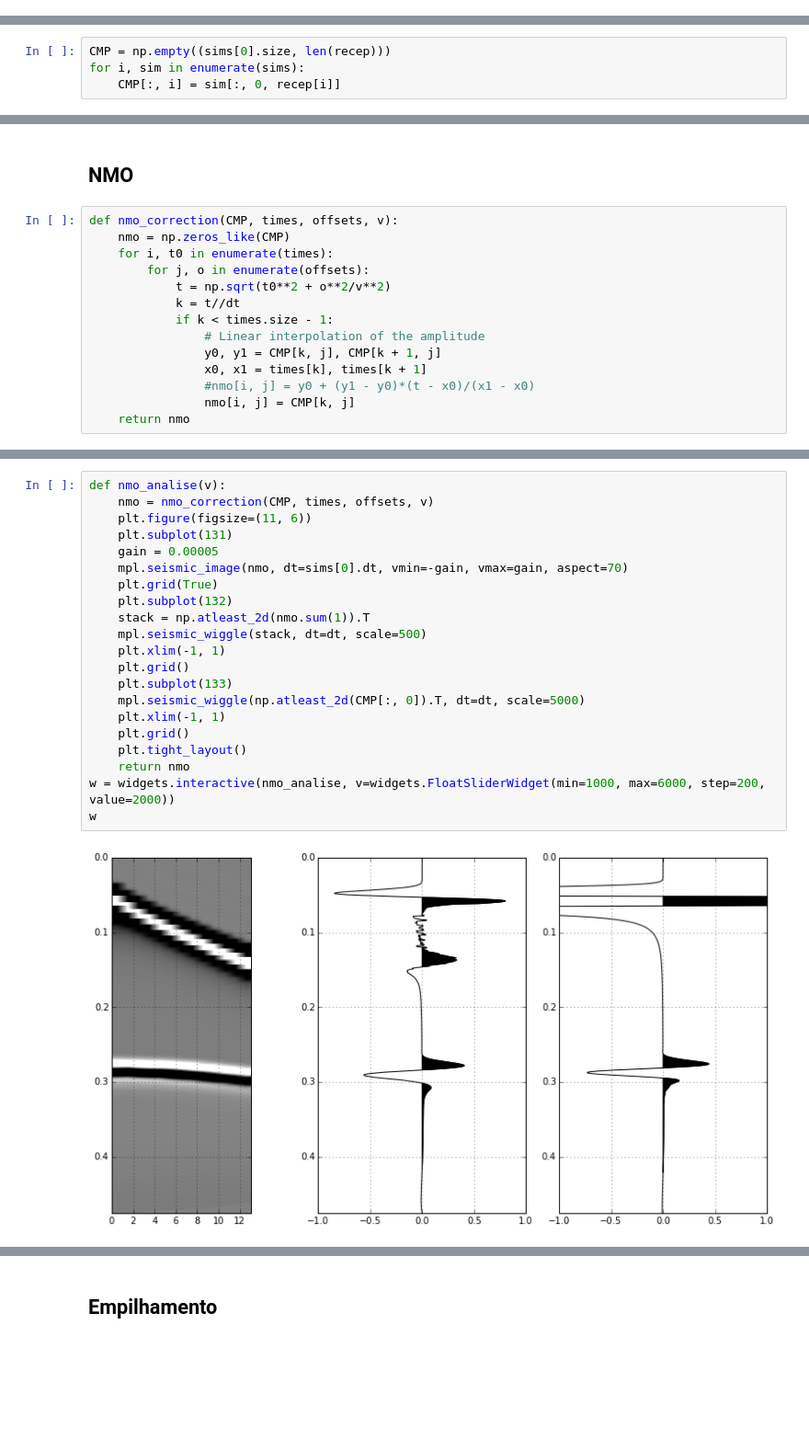
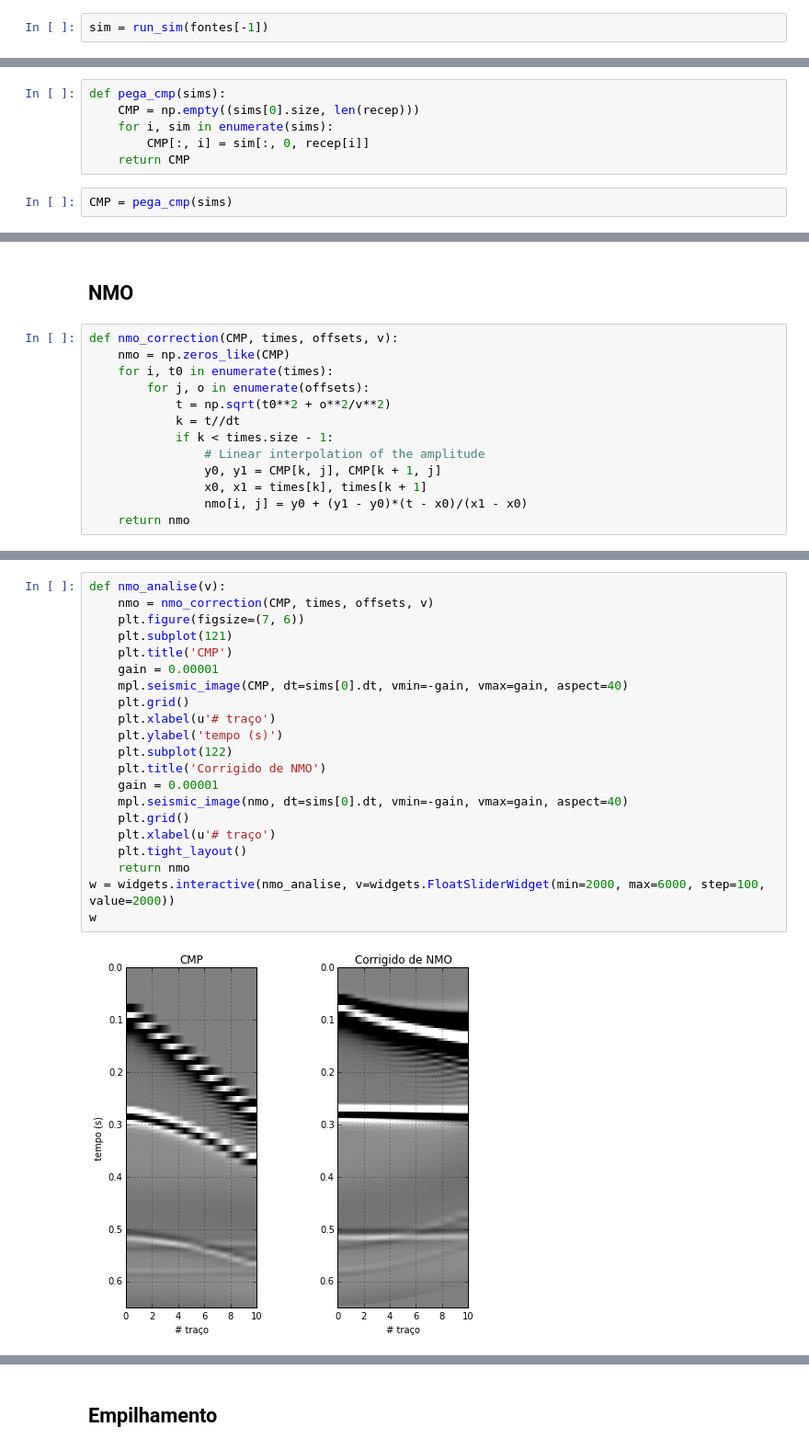
Before and after one commit to leouieda/geofisica2, a Jupyter notebook: notebooks/reflexao-cmp-nmo.ipynb, the cells around one changed output, grey strips where cells are left out. Shown at 92% size. Cells and saved outputs as stored; diff of their text form; blank space fills up the shorter version.

```diff
--- a/notebooks/reflexao-cmp-nmo.ipynb
+++ b/notebooks/reflexao-cmp-nmo.ipynb
@@ -69,0 +63,2 @@ print(fontes)
+# %%
+sim = run_sim(fontes[-1])
@@ -81,5 +76,9 @@ print(recep)
 # %%
-CMP = np.empty((sims[0].size, len(recep)))
-for i, sim in enumerate(sims):
-    CMP[:, i] = sim[:, 0, recep[i]]
+def pega_cmp(sims):
+    CMP = np.empty((sims[0].size, len(recep)))
+    for i, sim in enumerate(sims):
+        CMP[:, i] = sim[:, 0, recep[i]]
+    return CMP
+# %%
+CMP = pega_cmp(sims)
 # %%
@@ -104,6 +102,5 @@ def nmo_correction(CMP, times, offsets, v):
                 # Linear interpolation of the amplitude
                 y0, y1 = CMP[k, j], CMP[k + 1, j]
                 x0, x1 = times[k], times[k + 1]
-                #nmo[i, j] = y0 + (y1 - y0)*(t - x0)/(x1 - x0)
-                nmo[i, j] = CMP[k, j]
+                nmo[i, j] = y0 + (y1 - y0)*(t - x0)/(x1 - x0)
     return nmo
@@ -110,23 +111,23 @@ def nmo_correction(CMP, times, offsets, v):
 # %%
 def nmo_analise(v):
     nmo = nmo_correction(CMP, times, offsets, v)
-    plt.figure(figsize=(11, 6))
-    plt.subplot(131)
-    gain = 0.00005
-    mpl.seismic_image(nmo, dt=sims[0].dt, vmin=-gain, vmax=gain, aspect=70)
-    plt.grid(True)
-    plt.subplot(132)
-    stack = np.atleast_2d(nmo.sum(1)).T
-    mpl.seismic_wiggle(stack, dt=dt, scale=500)
-    plt.xlim(-1, 1)
+    plt.figure(figsize=(7, 6))
+    plt.subplot(121)
+    plt.title('CMP')
+    gain = 0.00001
+    mpl.seismic_image(CMP, dt=sims[0].dt, vmin=-gain, vmax=gain, aspect=40)
     plt.grid()
-    plt.subplot(133)
-    mpl.seismic_wiggle(np.atleast_2d(CMP[:, 0]).T, dt=dt, scale=5000)
-    plt.xlim(-1, 1)
+    plt.xlabel(u'# traço')
+    plt.ylabel('tempo (s)')
+    plt.subplot(122)
+    plt.title('Corrigido de NMO')
+    gain = 0.00001
+    mpl.seismic_image(nmo, dt=sims[0].dt, vmin=-gain, vmax=gain, aspect=40)
     plt.grid()
+    plt.xlabel(u'# traço')
     plt.tight_layout()
     return nmo
-w = widgets.interactive(nmo_analise, v=widgets.FloatSliderWidget(min=1000, max=6000, step=200, value=2000))
+w = widgets.interactive(nmo_analise, v=widgets.FloatSliderWidget(min=2000, max=6000, step=100, value=2000))
 w
 # %% [output]
-[figure, old version]
+[figure, new version]
```
Also changed, not shown: parts of 25 cells of this notebook.
